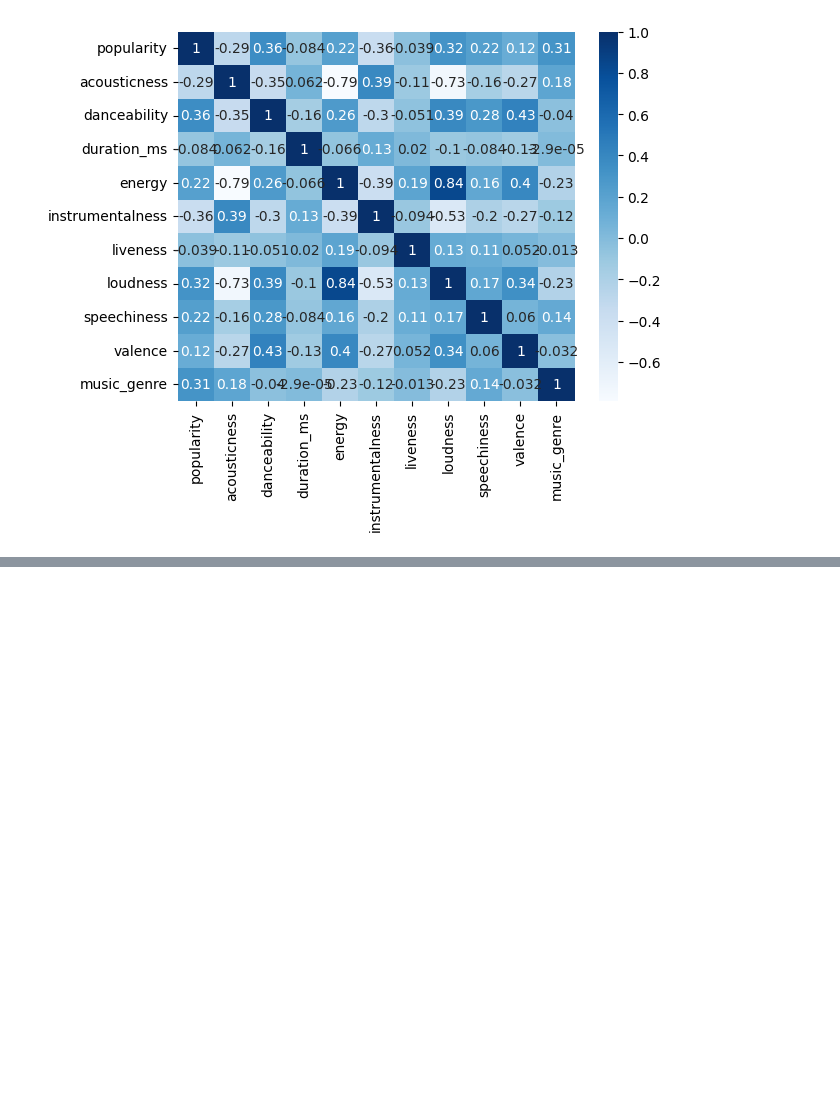
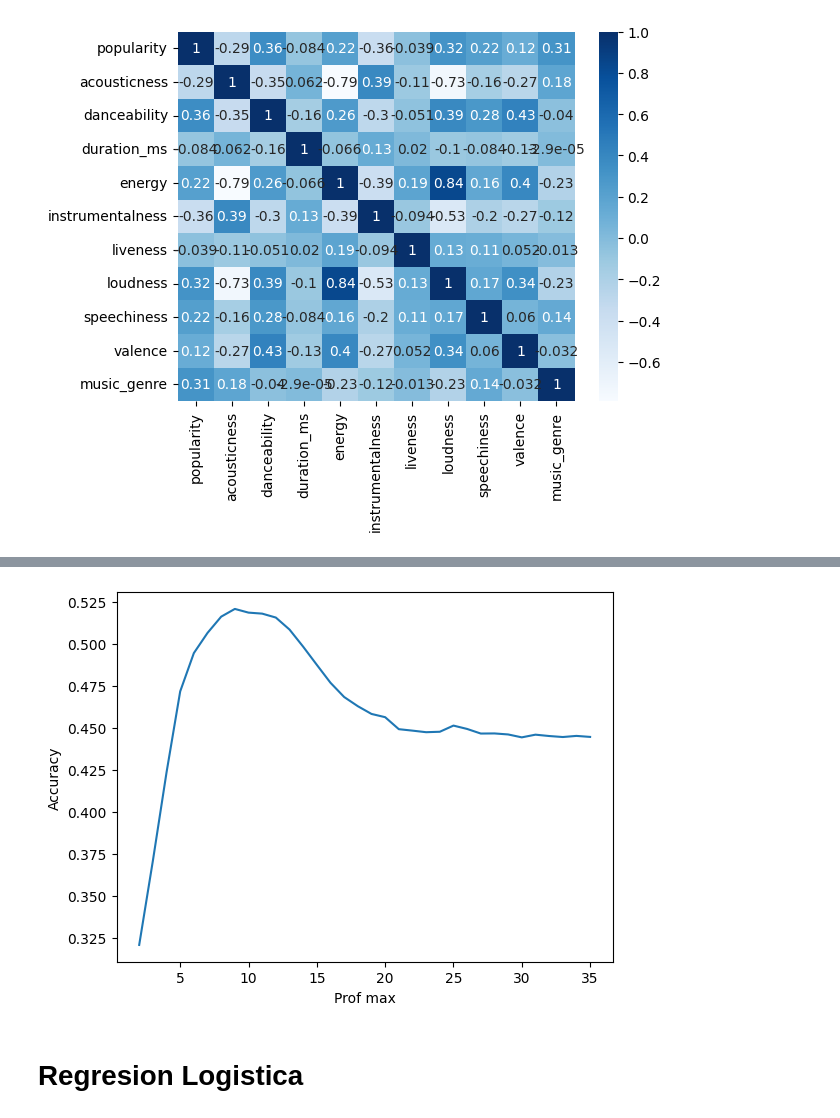
Before and after one commit to Jose-Balocchi/Proyecto2---Music-Guess, a Jupyter notebook: 20_Proyecto_2.ipynb, the cells around one changed output, grey strips where cells are left out. Saved outputs shown, nothing was run; the diff lists cells and outputs as text; code cells hidden in the pictures; blank space fills up the shorter version.

```diff
--- a/20_Proyecto_2.ipynb
+++ b/20_Proyecto_2.ipynb
@@ -528,0 +695,11 @@ memory usage: 5.3+ MB
+# %%
+# Instanciemos los imputers
+
+scaler = StandardScaler()
+# %%
+# Armemos el pipeline
+
+tree_pipe = make_pipeline(scaler, tree)
+# %%
+# Hacemos el fit en el train
+tree_pipe.fit(X_train, y_train)
@@ -528,0 +739,19 @@ memory usage: 5.3+ MB
+# %%
+# Lista de valores a probar para max_depth:
+max_depth_range = list(range(2, 36))
+
+accuracy = []
+for depth in max_depth_range:
+    tree2 = DecisionTreeClassifier(max_depth = depth,random_state = 42)
+    tree2_pipe = make_pipeline(scaler, tree2)
+    tree2_pipe.fit(X_train, y_train)
+    score = tree2_pipe.score(X_test, y_test)
+    accuracy.append(score)
+# %%
+# Grafiquemos lo anterior
+
+plt.plot(max_depth_range, accuracy)
+plt.xlabel('Prof max')
+plt.ylabel('Accuracy');
+# %% [output]
+[figure, added]
@@ -528,0 +760,2 @@ memory usage: 5.3+ MB
+# %% [markdown]
+# Regresion Logistica
```
Also changed, not shown: parts of 42 cells of this notebook.
